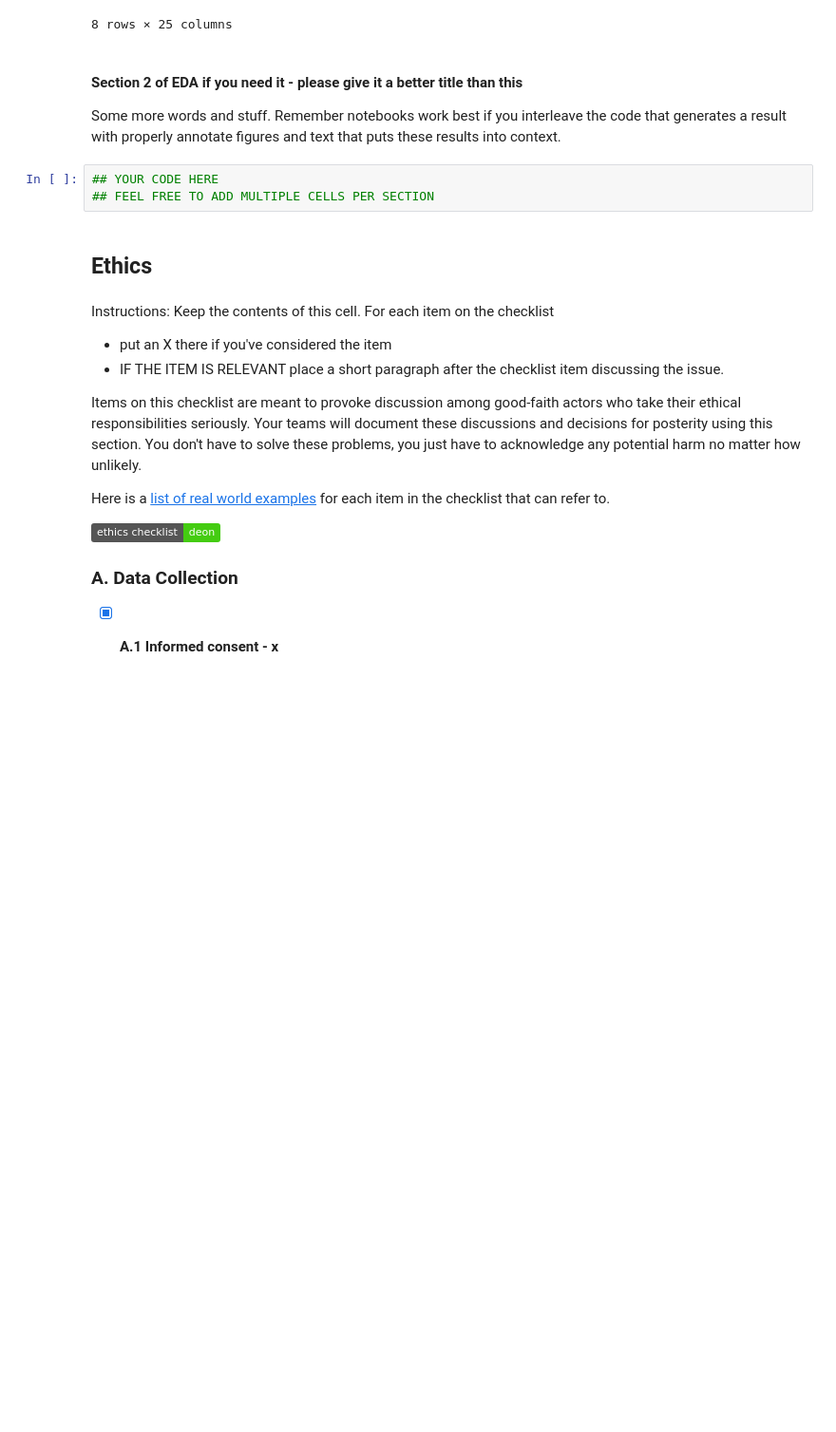
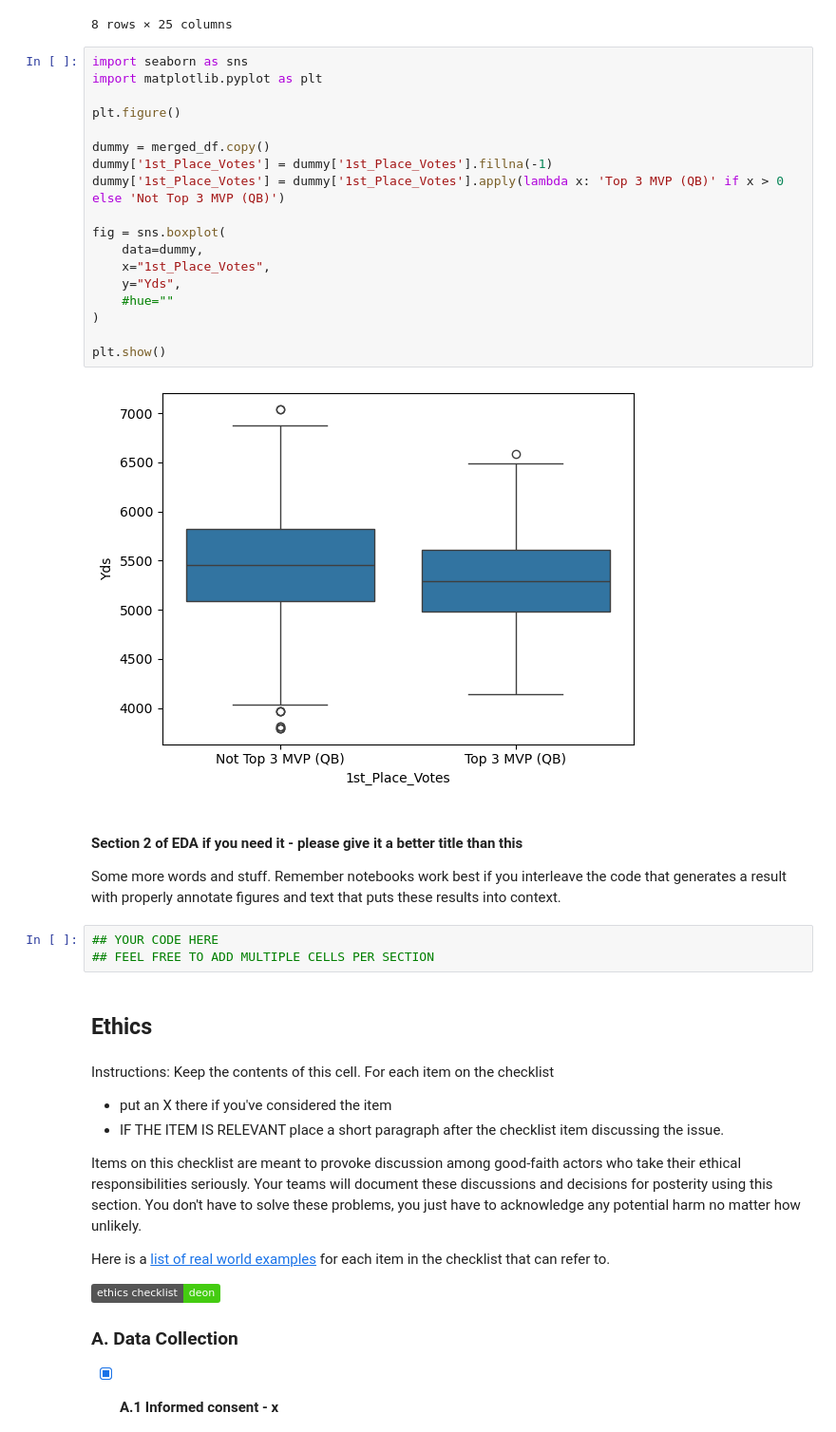
Before and after one commit to COGS108/Group105_WI26, a Jupyter notebook: 02-EDACheckpoint.ipynb, the cells around one changed output. Shown at 95% size. Drawn from its saved outputs; the diff is of its cells as text; badges without logos; blank space fills up the shorter version.

```diff
--- a/02-EDACheckpoint.ipynb
+++ b/02-EDACheckpoint.ipynb
@@ -436,6 +439,26 @@ merged_df.describe()
 | 75% | 2019.000000 | 31.000000 | 15.000000 | 2019.000000 | 16.000000 | 364.000000 | 5816.000000 | 28.000000 | 18.000000 | 4.500000 | ... | ... |
 | max | 2025.000000 | 45.000000 | 17.000000 | 2025.000000 | 17.000000 | 450.000000 | 7042.000000 | 45.000000 | 33.000000 | 5.400000 | ... | ... |
 8 rows × 25 columns
+# %%
+import seaborn as sns
+import matplotlib.pyplot as plt
+
+plt.figure()
+
+dummy = merged_df.copy()
+dummy['1st_Place_Votes'] = dummy['1st_Place_Votes'].fillna(-1)
+dummy['1st_Place_Votes'] = dummy['1st_Place_Votes'].apply(lambda x: 'Top 3 MVP (QB)' if x > 0 else 'Not Top 3 MVP (QB)')
+
+fig = sns.boxplot(
+    data=dummy,
+    x="1st_Place_Votes",
+    y="Yds",
+    #hue=""
+)
+
+plt.show()
+# %% [output]
+[figure, added]
 # %% [markdown]
 #### Section 2 of EDA if you need it  - please give it a better title than this
 
```
Also changed, not shown: parts of 1 cell of this notebook.
